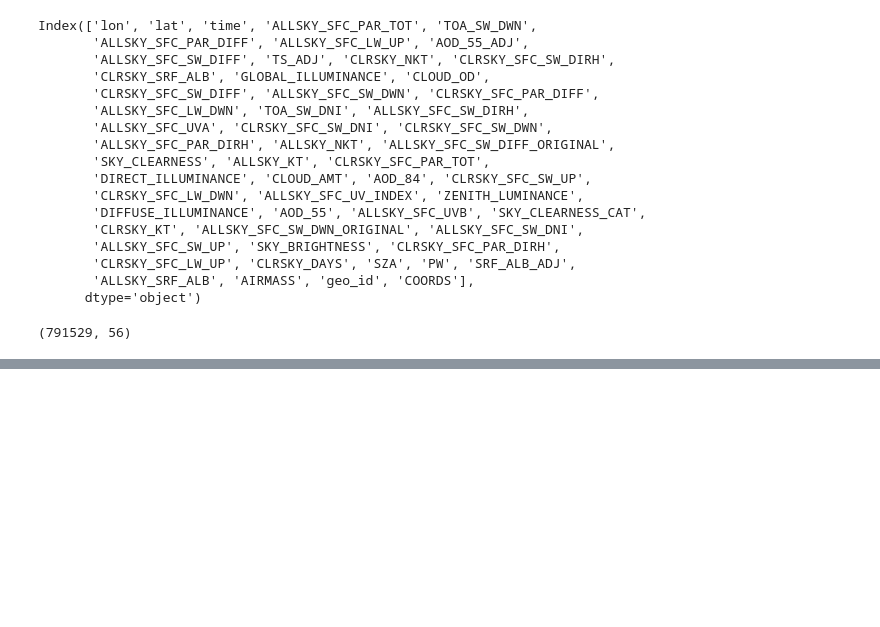
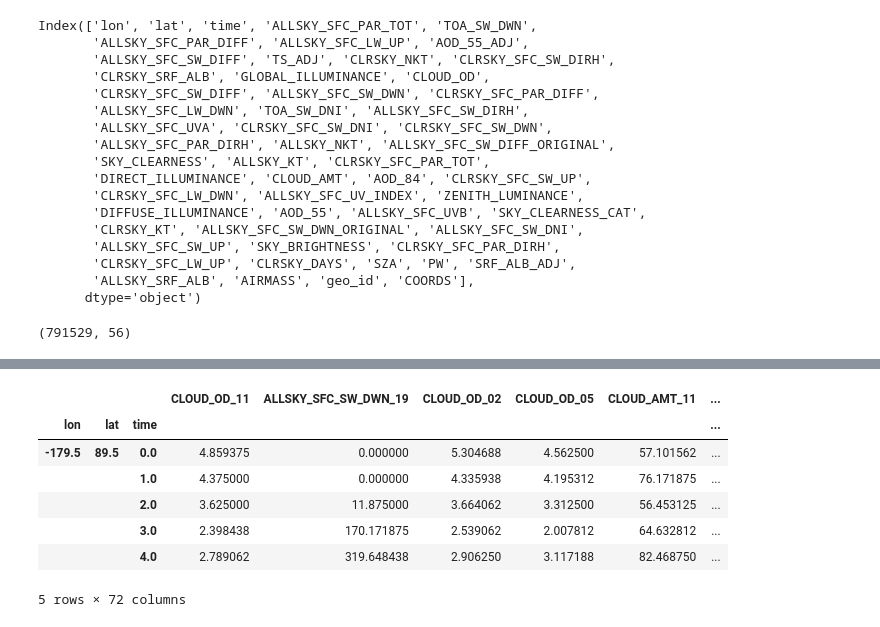
Before and after one commit to cancamilo/dataworks-gis, a Jupyter notebook: power_data_exploring.ipynb, the cells around one changed output, grey strips where cells are left out. Cells and saved outputs as stored; diff of their text form; code cells hidden in the pictures; blank space fills up the shorter version.

```diff
--- a/power_data_exploring.ipynb
+++ b/power_data_exploring.ipynb
@@ -452,0 +467,13 @@ df.reset_index()
+# %%
+ds_m = xr.open_dataset('monthy.nc')
+df_m = ds_m.to_dataframe()
+df_m.head()
+# %% [output]
+|  |  |  | CLOUD_OD_11 | ALLSKY_SFC_SW_DWN_19 | CLOUD_OD_02 | CLOUD_OD_05 | CLOUD_AMT_11 | ... |
+| lon | lat | time |  |  |  |  |  | ... |
+| -179.5 | 89.5 | 0.0 | 4.859375 | 0.000000 | 5.304688 | 4.562500 | 57.101562 | ... |
+|  |  | 1.0 | 4.375000 | 0.000000 | 4.335938 | 4.195312 | 76.171875 | ... |
+|  |  | 2.0 | 3.625000 | 11.875000 | 3.664062 | 3.312500 | 56.453125 | ... |
+|  |  | 3.0 | 2.398438 | 170.171875 | 2.539062 | 2.007812 | 64.632812 | ... |
+|  |  | 4.0 | 2.789062 | 319.648438 | 2.906250 | 3.117188 | 82.468750 | ... |
+5 rows × 72 columns
```
Also changed, not shown: parts of 15 cells of this notebook, 6 other files.
